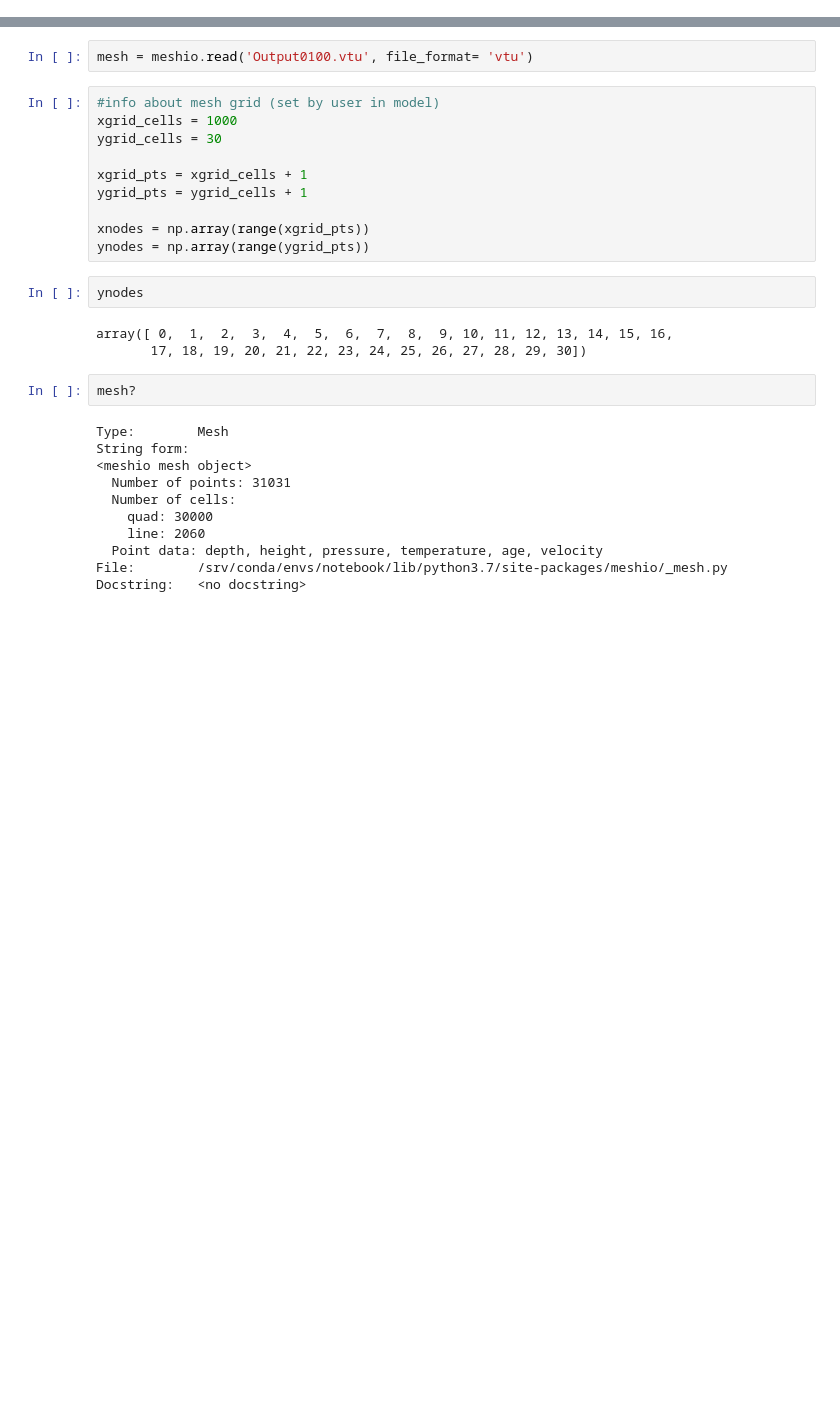
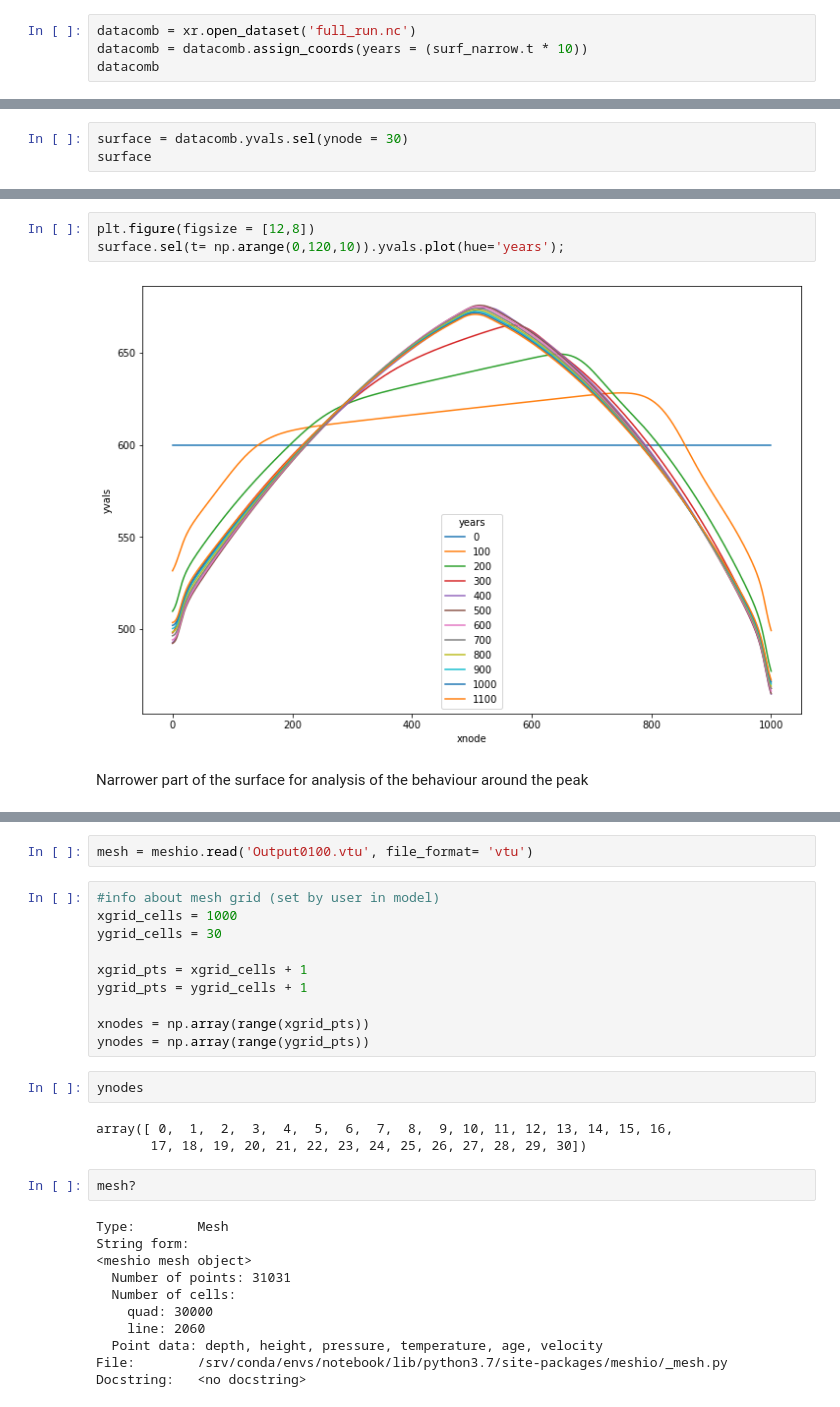
Before and after one commit to janeeleven/rces-final-project, a Jupyter notebook: ice_rise_xarray.ipynb, the cells around one changed output, grey strips where cells are left out. Saved outputs shown, nothing was run; the diff lists cells and outputs as text; blank space fills up the shorter version.

```diff
--- a/ice_rise_xarray.ipynb
+++ b/ice_rise_xarray.ipynb
@@ -5,0 +89,4 @@ import meshio
+# %%
+datacomb = xr.open_dataset('full_run.nc')
+datacomb = datacomb.assign_coords(years = (surf_narrow.t * 10))
+datacomb
@@ -5,0 +110,3 @@ import meshio
+# %%
+surface = datacomb.yvals.sel(ynode = 30)
+surface
@@ -5,0 +145,7 @@ import meshio
+# %%
+plt.figure(figsize = [12,8])
+surface.sel(t= np.arange(0,120,10)).yvals.plot(hue='years');
+# %% [output]
+[figure, added]
+# %% [markdown]
+Narrower part of the surface for analysis of the behaviour around the peak
```
Also changed, not shown: parts of 46 cells of this notebook, 3 other files.
